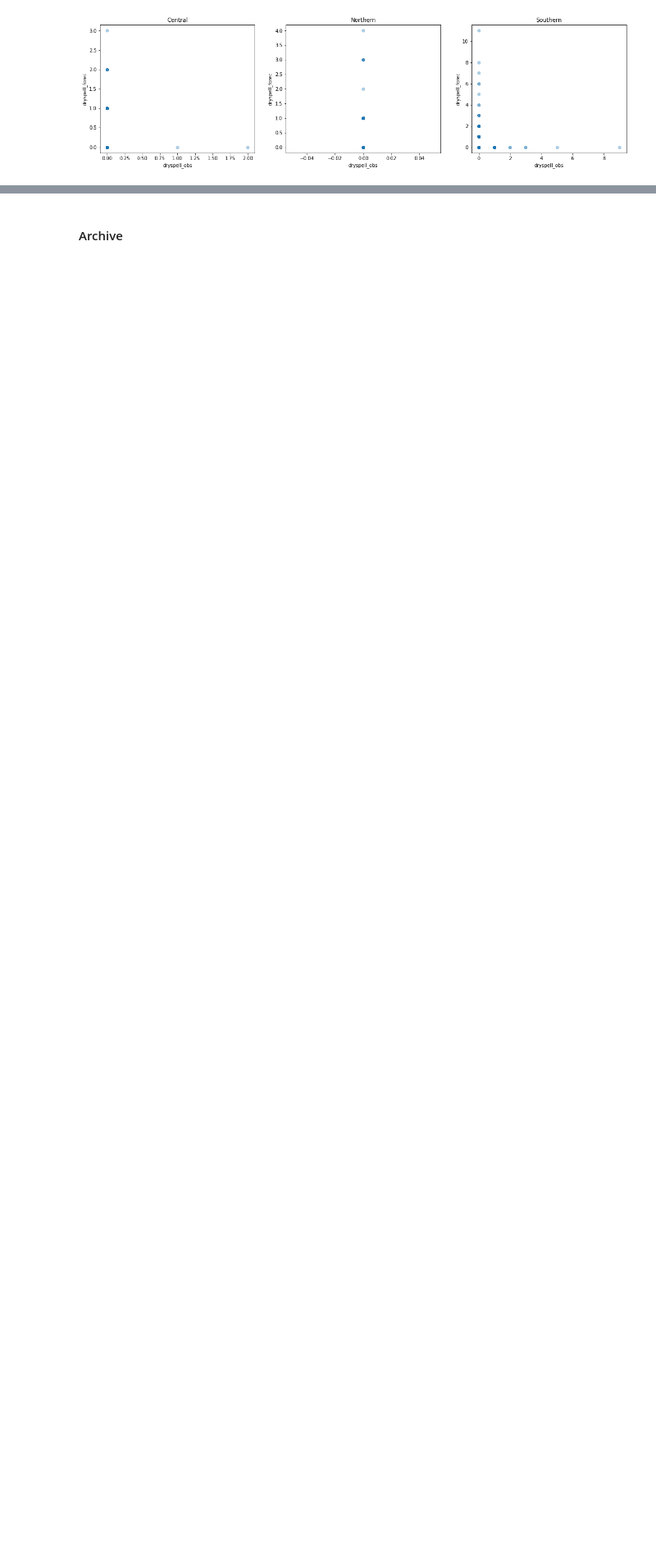
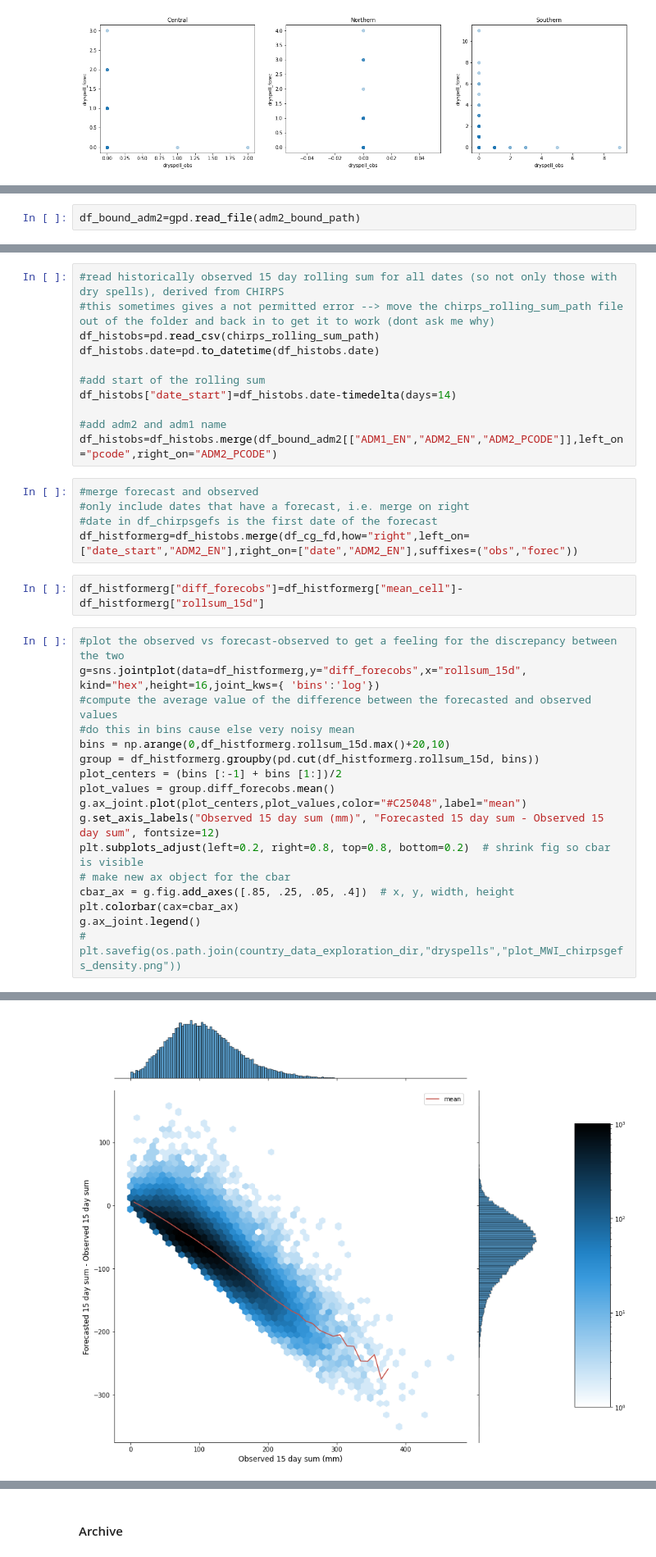
Before and after one commit to OCHA-DAP/pa-anticipatory-action, a Jupyter notebook: analyses/malawi/notebooks/mwi_chirpsgefs_corr_dryspells.ipynb, the cells around one changed output, grey strips where cells are left out. Shown at 82% size. Drawn from its saved outputs; the diff is of its cells as text; blank space fills up the shorter version.

Commit message:
start with 5day forecast

```diff
--- a/analyses/malawi/notebooks/mwi_chirpsgefs_corr_dryspells.ipynb
+++ b/analyses/malawi/notebooks/mwi_chirpsgefs_corr_dryspells.ipynb
@@ -964,0 +974,2 @@ for i,a in enumerate(df_numadm1.ADM1_EN.unique()):
+# %%
+df_bound_adm2=gpd.read_file(adm2_bound_path)
@@ -964,0 +986,36 @@ for i,a in enumerate(df_numadm1.ADM1_EN.unique()):
+# %%
+#read historically observed 15 day rolling sum for all dates (so not only those with dry spells), derived from CHIRPS
+#this sometimes gives a not permitted error --> move the chirps_rolling_sum_path file out of the folder and back in to get it to work (dont ask me why)
+df_histobs=pd.read_csv(chirps_rolling_sum_path)
+df_histobs.date=pd.to_datetime(df_histobs.date)
+
+#add start of the rolling sum
+df_histobs["date_start"]=df_histobs.date-timedelta(days=14)
+
+#add adm2 and adm1 name
+df_histobs=df_histobs.merge(df_bound_adm2[["ADM1_EN","ADM2_EN","ADM2_PCODE"]],left_on="pcode",right_on="ADM2_PCODE")
+# %%
+#merge forecast and observed
+#only include dates that have a forecast, i.e. merge on right
+#date in df_chirpsgefs is the first date of the forecast
+df_histformerg=df_histobs.merge(df_cg_fd,how="right",left_on=["date_start","ADM2_EN"],right_on=["date","ADM2_EN"],suffixes=("obs","forec"))
+# %%
+df_histformerg["diff_forecobs"]=df_histformerg["mean_cell"]-df_histformerg["rollsum_15d"]
+# %%
+#plot the observed vs forecast-observed to get a feeling for the discrepancy between the two
+g=sns.jointplot(data=df_histformerg,y="diff_forecobs",x="rollsum_15d", kind="hex",height=16,joint_kws={ 'bins':'log'})
+#compute the average value of the difference between the forecasted and observed values
+#do this in bins cause else very noisy mean
+bins = np.arange(0,df_histformerg.rollsum_15d.max()+20,10)
+group = df_histformerg.groupby(pd.cut(df_histformerg.rollsum_15d, bins))
+plot_centers = (bins [:-1] + bins [1:])/2
+plot_values = group.diff_forecobs.mean()
+g.ax_joint.plot(plot_centers,plot_values,color="#C25048",label="mean")
+g.set_axis_labels("Observed 15 day sum (mm)", "Forecasted 15 day sum - Observed 15 day sum", fontsize=12)
+plt.subplots_adjust(left=0.2, right=0.8, top=0.8, bottom=0.2)  # shrink fig so cbar is visible
+# make new ax object for the cbar
+cbar_ax = g.fig.add_axes([.85, .25, .05, .4])  # x, y, width, height
+plt.colorbar(cax=cbar_ax)
+g.ax_joint.legend()
+# plt.savefig(os.path.join(country_data_exploration_dir,"dryspells","plot_MWI_chirpsgefs_density.png"))
+# %% [output]
@@ -964,0 +1023 @@ for i,a in enumerate(df_numadm1.ADM1_EN.unique()):
+[figure, added]
```
Also changed, not shown: parts of 8 cells of this notebook.
